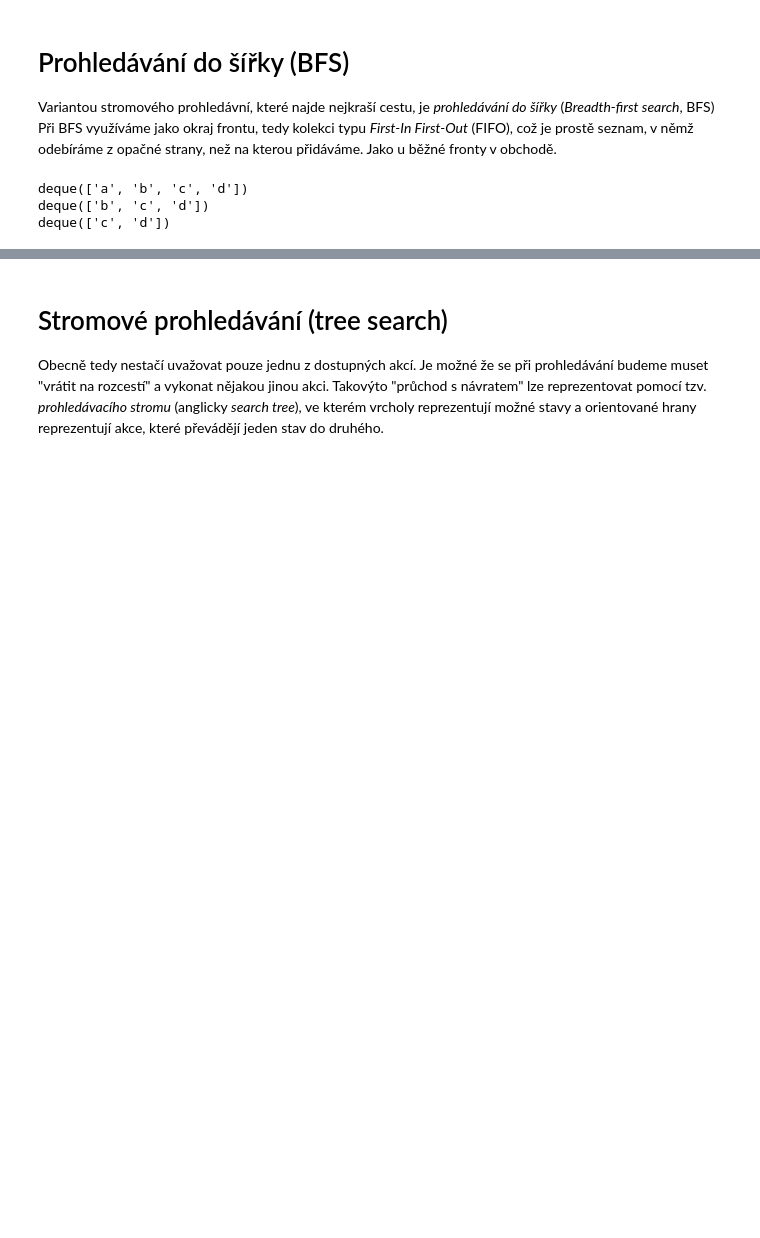
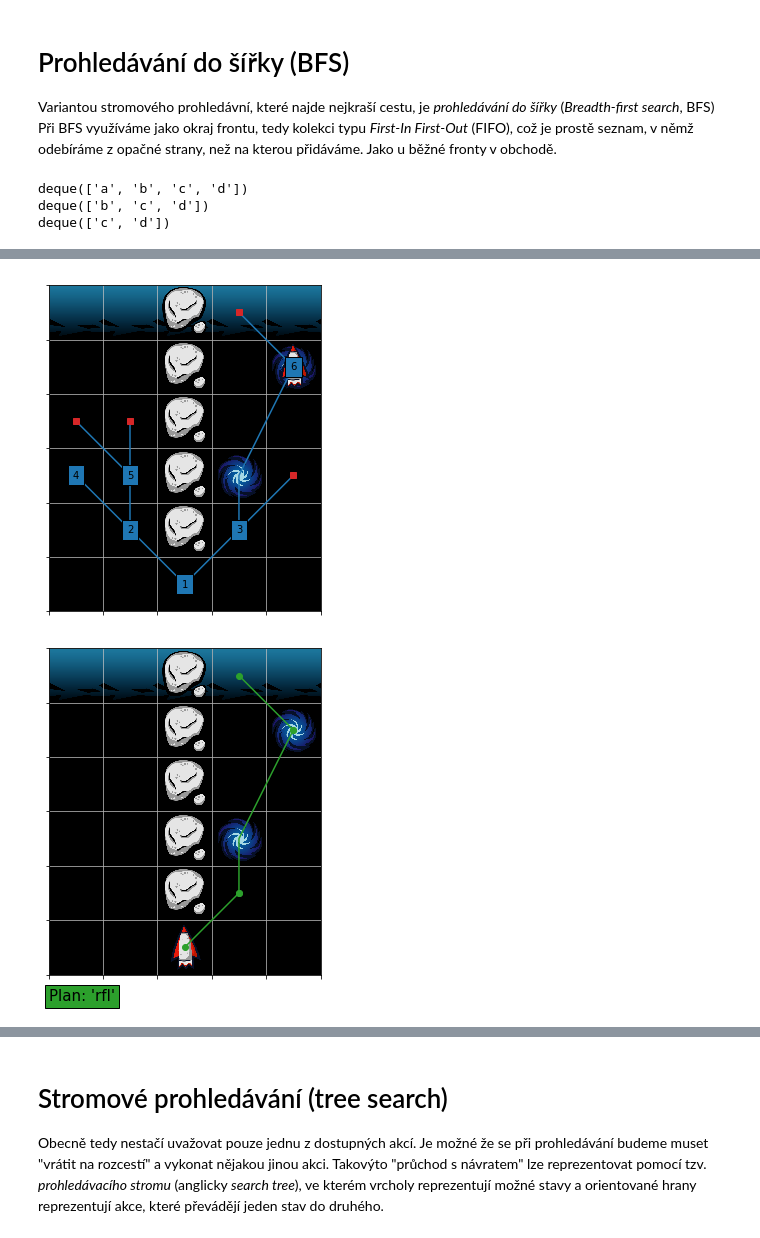
Before and after one commit to effa/ai-search-workshop, a Jupyter notebook: solution.ipynb, the cells around one changed output, grey strips where cells are left out. Saved outputs shown, nothing was run; the diff lists cells and outputs as text; code cells hidden in the pictures; blank space fills up the shorter version.

```diff
--- a/solution.ipynb
+++ b/solution.ipynb
@@ -523,0 +485,27 @@ show_path(bfs(state))
+# %%
+def bfs(initial_state):
+    if is_goal(initial_state):
+        return ''
+    queue = deque([initial_state])
+    plans = {initial_state: ''}
+    while queue:
+        state = queue.popleft()
+        # TODO: Implementujte BFS.
+        log_search_step(state, queue)
+
+state = parse_state(
+'| | |A| | |'
+'| | |A| |W|'
+'| | |A| | |'
+'| | |A|W| |'
+'| | |A| | |'
+'| | |S| | |')
+with visualize_search(state, interactive=False):
+    # Vzorove reseni:
+    plan = solutions.bfs(state)
+    # Vase reseni:
+    #plan = bfs(state)
+show_plan(state, plan)
+# %% [output]
+[figure, added]
+[figure, added]
```
Also changed, not shown: parts of 27 cells of this notebook, 2 other files.
